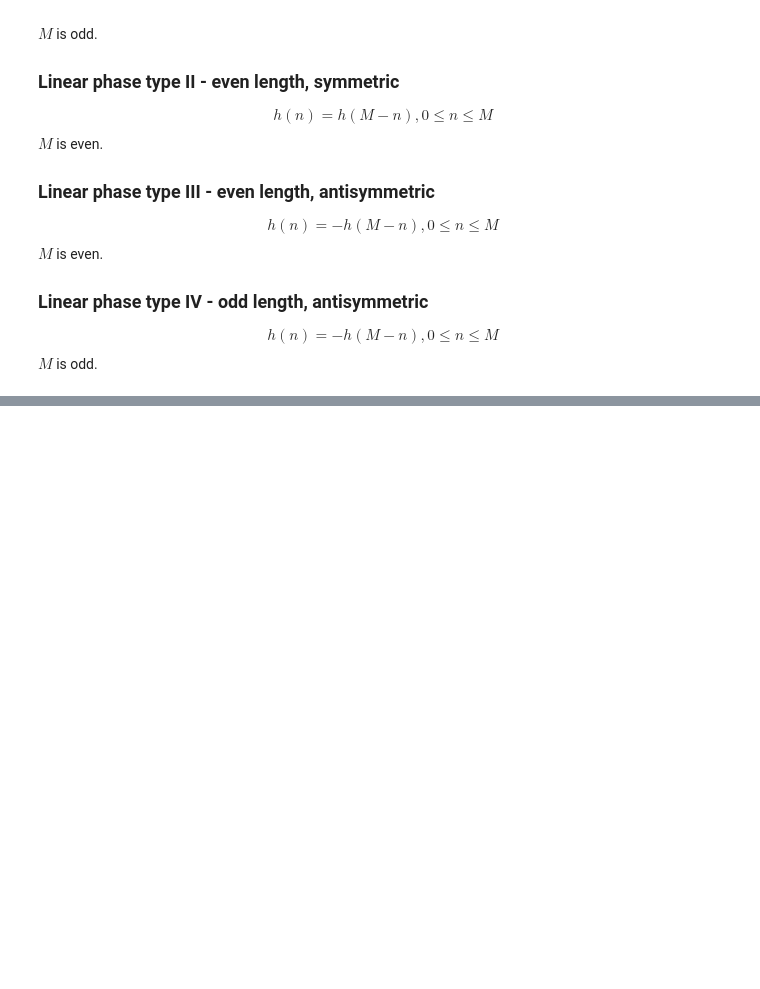
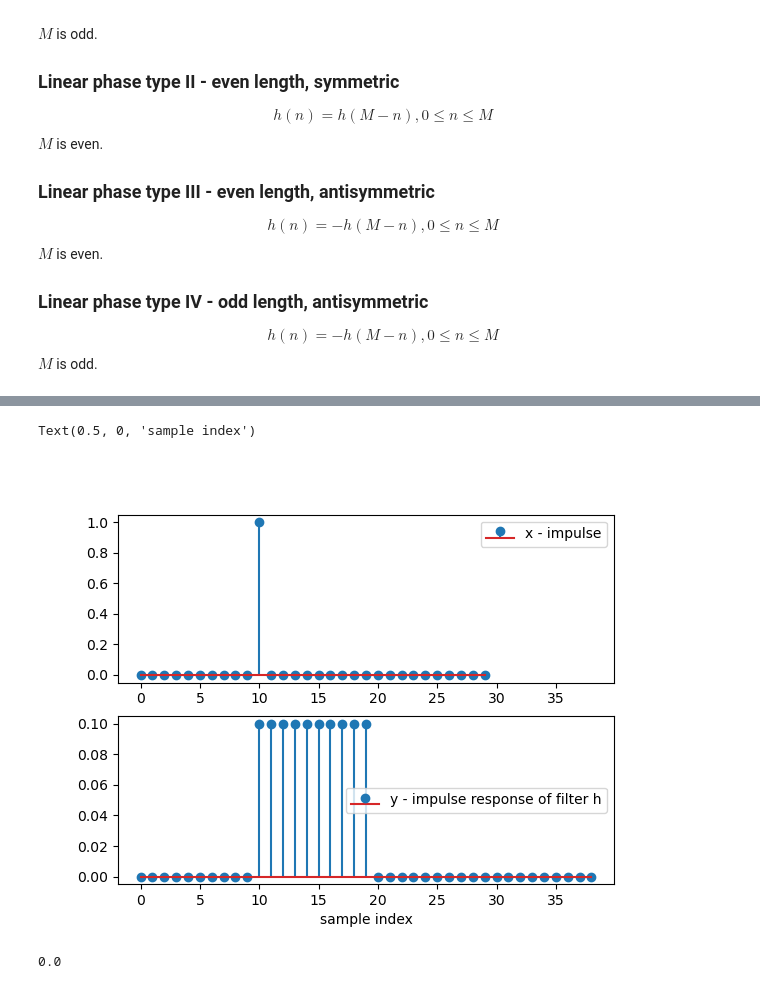
Before and after one commit to sirtom67/dsp_notebooks, a Jupyter notebook: fir_filters_intro.ipynb, the cells around one changed output, grey strips where cells are left out. Saved outputs shown, nothing was run; the diff lists cells and outputs as text; code cells hidden in the pictures; blank space fills up the shorter version.

```diff
--- a/fir_filters_intro.ipynb
+++ b/fir_filters_intro.ipynb
@@ -102,0 +99,39 @@ from matplotlib.pyplot import *
+# %%
+N = 10
+h = np.ones((N,))/N  # moving average FIR filter
+
+#Define "x" to be an "impulse", also known as kronecker delta function -
+#  just a one at a single sample value
+x = np.zeros((30,))
+x[10] = 1
+
+y = upfirdn(h, x)
+
+figure()
+subplot(2,1,1)
+stem(x, label='x - impulse')
+ax1 = gca()
+legend()
+subplot(2,1,2)
+stem(y, label='y - impulse response of filter h')
+xlim = getp(gca(), 'xlim')
+setp(ax1, xlim=xlim)
+legend()
+xlabel('sample index')
+# %% [output]
+Text(0.5, 0, 'sample index')
+[figure, added]
+# %%
+# CONVINCE OURSELVES THAT UPFIRDN IS DOING CONVOLUTION
+
+y_length = len(x) + len(h) - 1
+y1 = np.zeros((y_length,))   # a new signal that should be the same as "y"
+
+for n in range(y_length):
+    for k in range(len(h)):
+        if n-k < len(x)-1:  # avoid indexing beyond the end of "x"
+            y1[n] += h[k]*x[n-k]
+
+np.sum(abs(y-y1))  # if 0, these are the same!
+# %% [output]
+0.0
```
Also changed, not shown: parts of 4 cells of this notebook.
